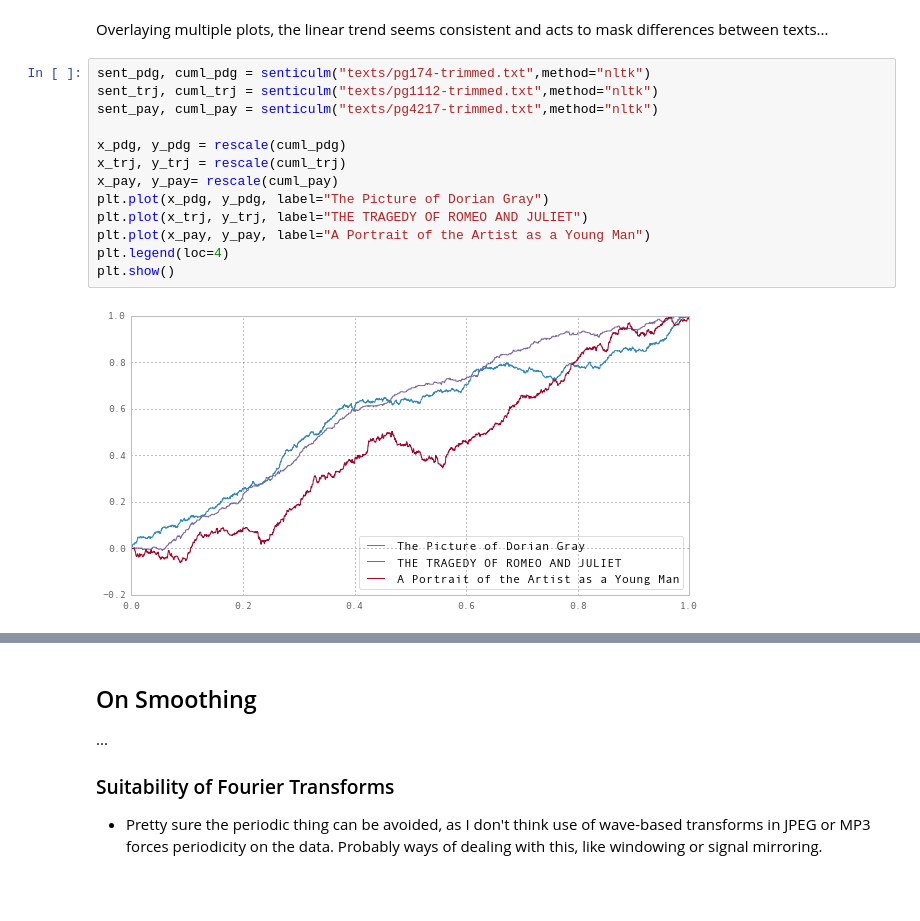
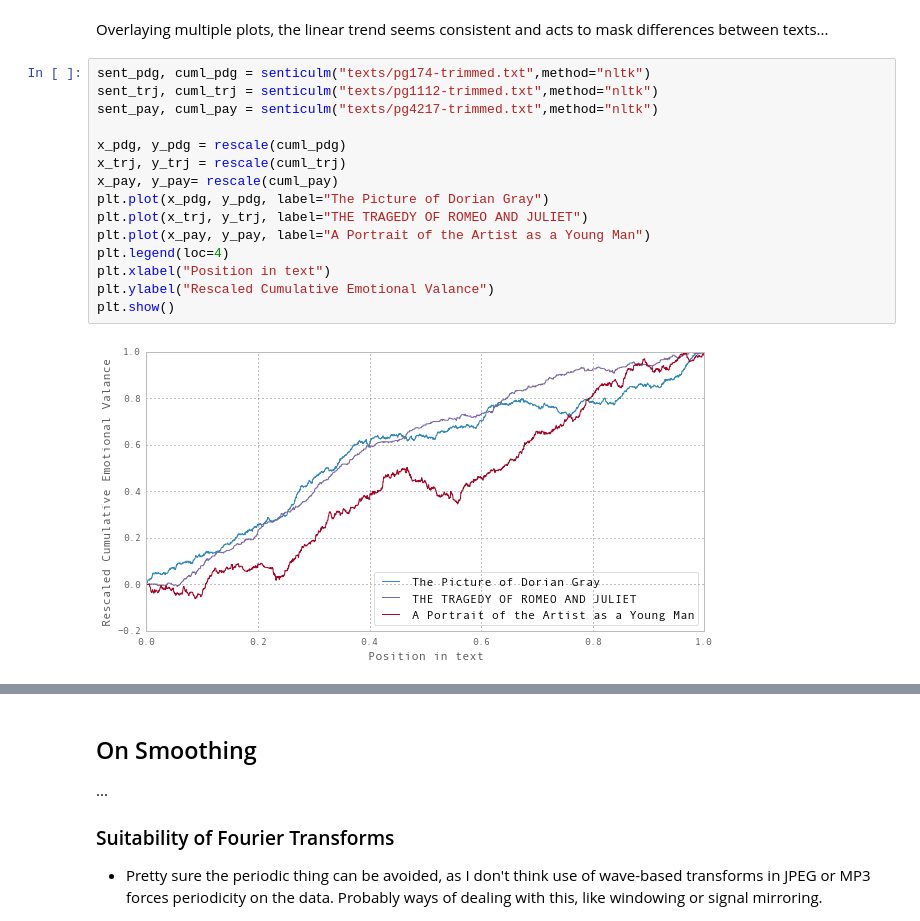
Before and after one commit to anjackson/keeping-codes, a Jupyter notebook: experiments/sentimental-trajectories.ipynb, the cells around one changed output, grey strips where cells are left out. Drawn from its saved outputs; the diff is of its cells as text; blank space fills up the shorter version.

Commit message:
Updated plot axes.

```diff
--- a/experiments/sentimental-trajectories.ipynb
+++ b/experiments/sentimental-trajectories.ipynb
@@ -172,15 +178,17 @@ Overlaying multiple plots, the linear trend seems consistent and acts to mask di
 # %%
 sent_pdg, cuml_pdg = senticulm("texts/pg174-trimmed.txt",method="nltk")
 sent_trj, cuml_trj = senticulm("texts/pg1112-trimmed.txt",method="nltk")
 sent_pay, cuml_pay = senticulm("texts/pg4217-trimmed.txt",method="nltk")
 
 x_pdg, y_pdg = rescale(cuml_pdg)
 x_trj, y_trj = rescale(cuml_trj)
 x_pay, y_pay= rescale(cuml_pay)
 plt.plot(x_pdg, y_pdg, label="The Picture of Dorian Gray")
 plt.plot(x_trj, y_trj, label="THE TRAGEDY OF ROMEO AND JULIET")
 plt.plot(x_pay, y_pay, label="A Portrait of the Artist as a Young Man")
 plt.legend(loc=4)
+plt.xlabel("Position in text")
+plt.ylabel("Rescaled Cumulative Emotional Valance")
 plt.show()
 # %% [output]
-[figure, old version]
+[figure, new version]
```
Also changed, not shown: parts of 8 cells of this notebook.
